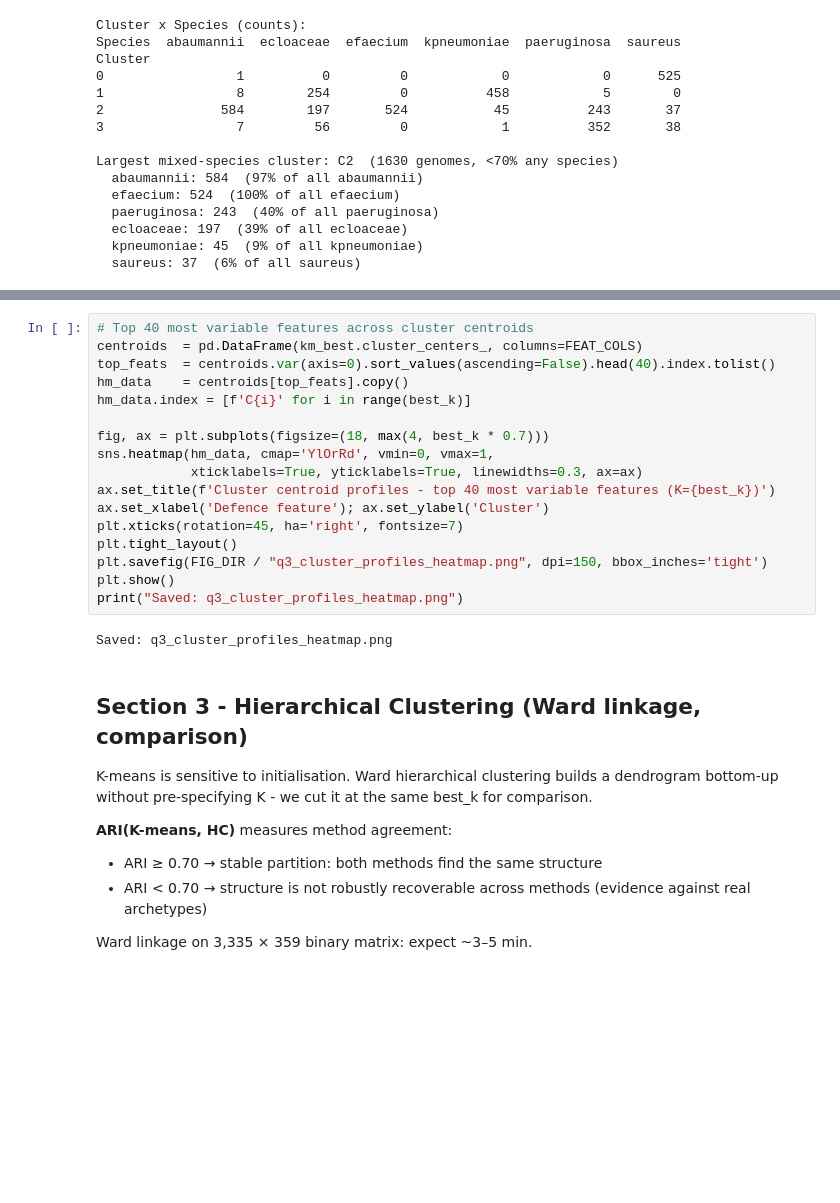
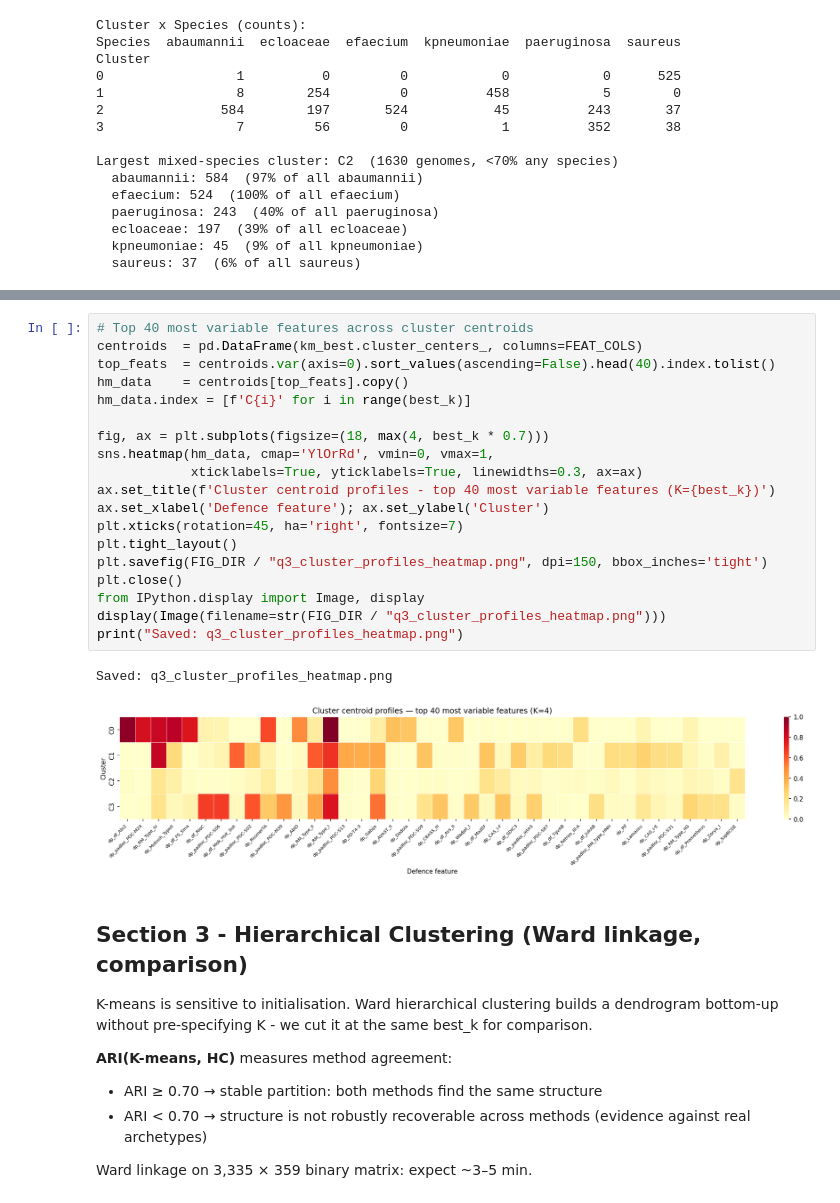
Before and after one commit to vikos77/eskape-defence-ml, a Jupyter notebook: notebooks/09_unsupervised_archetypes.ipynb, the cells around one changed output, grey strips where cells are left out. Saved outputs shown, nothing was run; the diff lists cells and outputs as text; blank space fills up the shorter version.

```diff
--- a/notebooks/09_unsupervised_archetypes.ipynb
+++ b/notebooks/09_unsupervised_archetypes.ipynb
@@ -397,22 +400,25 @@ Saved: q3_species_per_cluster.png
 # %%
 # Top 40 most variable features across cluster centroids
 centroids  = pd.DataFrame(km_best.cluster_centers_, columns=FEAT_COLS)
 top_feats  = centroids.var(axis=0).sort_values(ascending=False).head(40).index.tolist()
 hm_data    = centroids[top_feats].copy()
 hm_data.index = [f'C{i}' for i in range(best_k)]
 
 fig, ax = plt.subplots(figsize=(18, max(4, best_k * 0.7)))
 sns.heatmap(hm_data, cmap='YlOrRd', vmin=0, vmax=1,
             xticklabels=True, yticklabels=True, linewidths=0.3, ax=ax)
 ax.set_title(f'Cluster centroid profiles - top 40 most variable features (K={best_k})')
 ax.set_xlabel('Defence feature'); ax.set_ylabel('Cluster')
 plt.xticks(rotation=45, ha='right', fontsize=7)
 plt.tight_layout()
 plt.savefig(FIG_DIR / "q3_cluster_profiles_heatmap.png", dpi=150, bbox_inches='tight')
-plt.show()
+plt.close()
+from IPython.display import Image, display
+display(Image(filename=str(FIG_DIR / "q3_cluster_profiles_heatmap.png")))
 print("Saved: q3_cluster_profiles_heatmap.png")
 # %% [output]
 Saved: q3_cluster_profiles_heatmap.png
+[figure, added]
 # %% [markdown]
 ## Section 3 - Hierarchical Clustering (Ward linkage, comparison)
 
```
Also changed, not shown: parts of 1 cell of this notebook.
